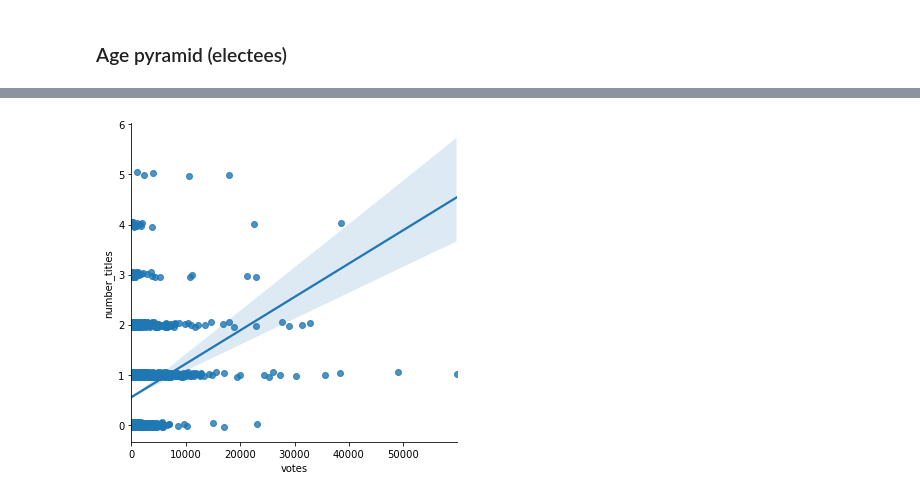
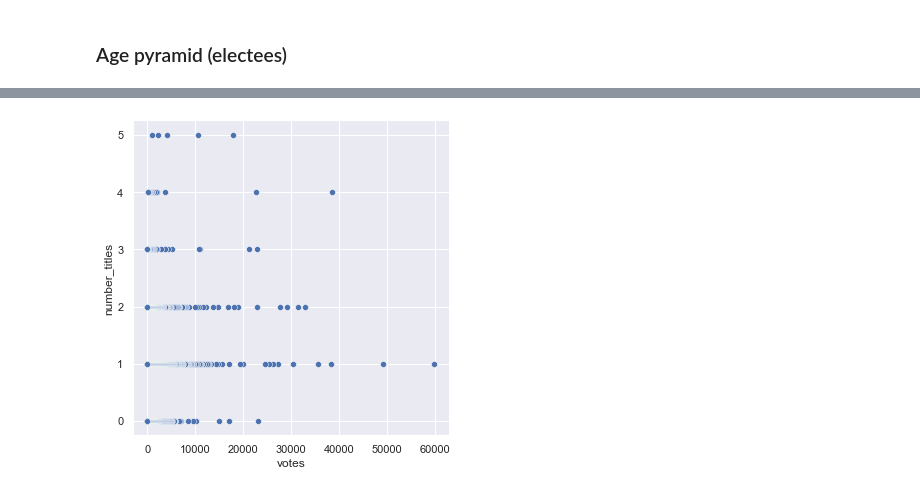
Before and after one commit to P33Rview/PortRepo, a Jupyter notebook: CZ Election 2021.ipynb, the cells around one changed output, grey strips where cells are left out. Cells and saved outputs as stored; diff of their text form; code cells hidden in the pictures.

```diff
--- a/CZ Election 2021.ipynb
+++ b/CZ Election 2021.ipynb
@@ -32,2 +32,4 @@ url = "https://raw.githubusercontent.com/P33Rview/PortRepo/main/elec_data.csv?to
+# %%
+url = "https://raw.githubusercontent.com/P33Rview/PortRepo/main/elec_data.csv?token=GHSAT0AAAAAABUHDBTFKD6YOOK7JZJZGVO2YTU7IQA"
 # %%
 df = pd.read_csv(url)
@@ -461,2 +475,3 @@ I will try to uncover which factors play the most deterministic role in the succ
 # %%
 %matplotlib inline
+sns.set_theme(style='darkgrid')
@@ -480,4 +494,4 @@ slope: [6.67002735e-05]
 # %%
-sns.lmplot(x='votes', y='number_titles', data=df, y_jitter=0.05);
+sns.relplot(x='votes', y='number_titles', data=df, y_jitter=0.01);
 # %% [output]
-[figure, old version]
+[figure, new version]
```
Also changed, not shown: parts of 24 cells of this notebook.
